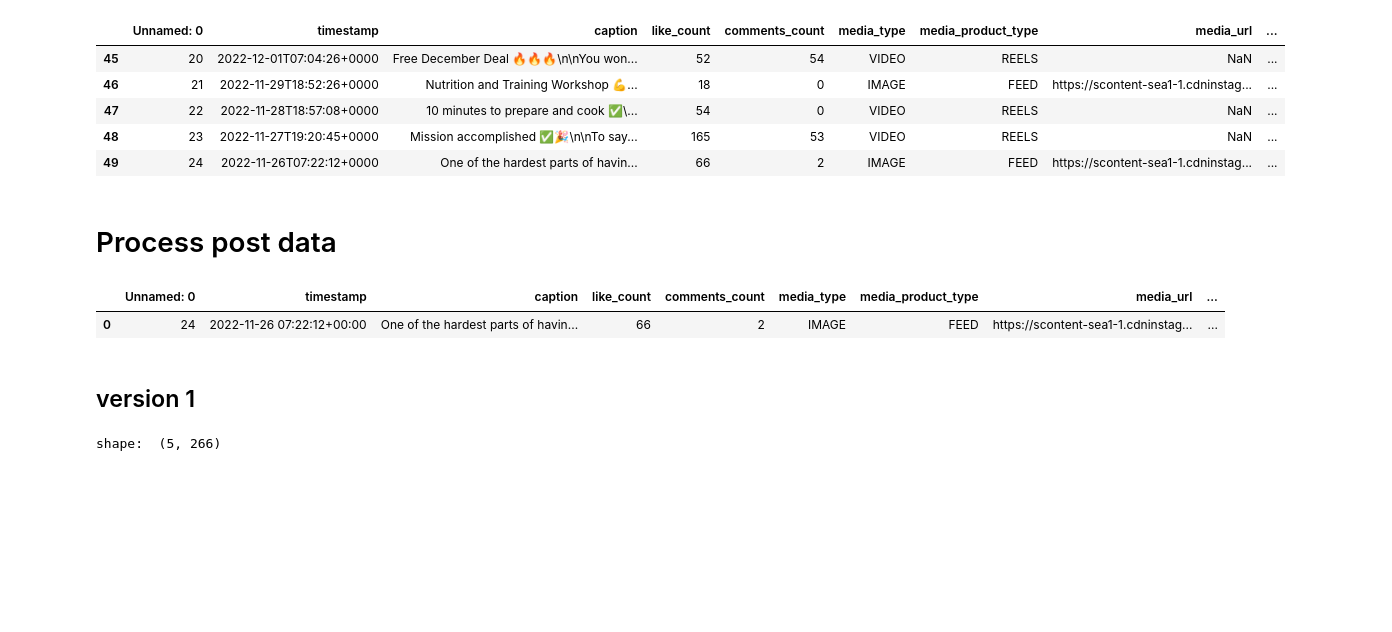
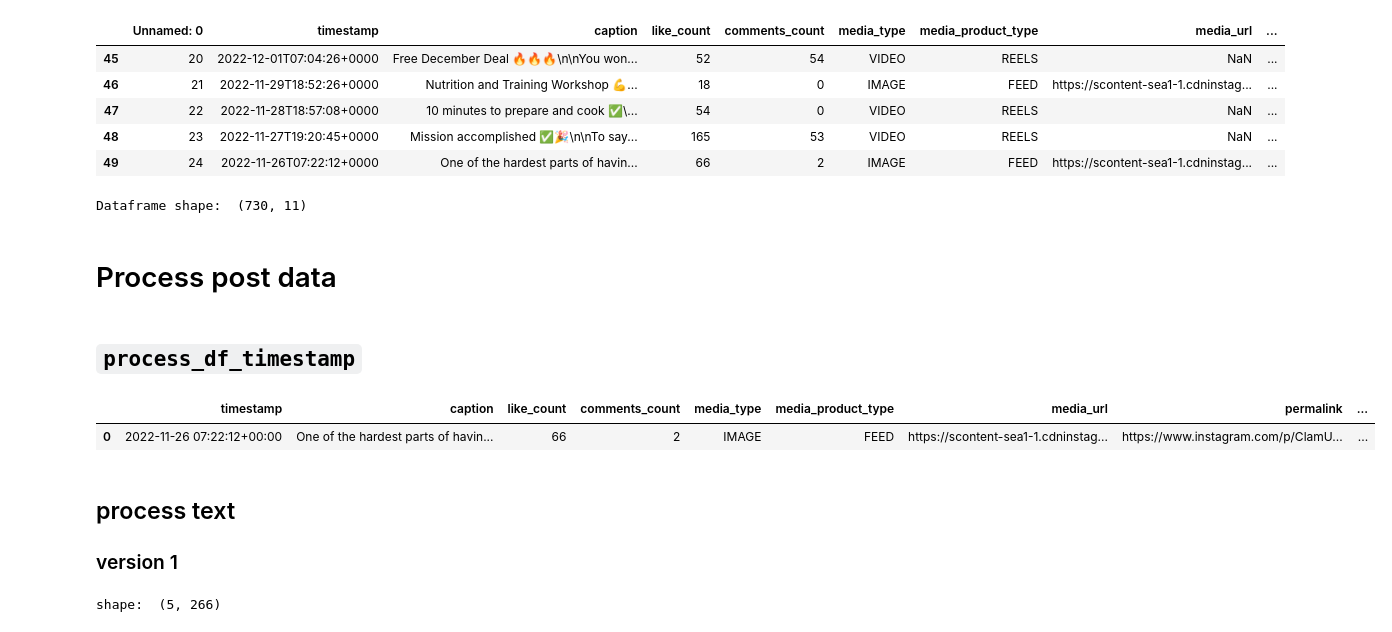
Before and after one commit to silvhua/online-PT-business-KPI, a Jupyter notebook: notebooks/2023-01-26 Instagram data analysis.ipynb, the cells around one changed output. Cells and saved outputs as stored; diff of their text form; code cells hidden in the pictures; blank space fills up the shorter version.

```diff
--- a/notebooks/2023-01-26 Instagram data analysis.ipynb
+++ b/notebooks/2023-01-26 Instagram data analysis.ipynb
@@ -386,5 +529,5 @@ Response status code:  400
 # %%
 filename='am_ig_posts_2022-01-25.csv'
 path=r'C:\Users\silvh\OneDrive\lighthouse\portfolio-projects\online-PT-social-media-NLP\data\interim'
-df_test_am = load_csv(filename, path)
+df_test_am = load_csv(filename, path, column1_as_index=True)
 # %% [output]
@@ -398,30 +541,39 @@ df_test_am.tail()
 | 47 | 22 | 2022-11-28T18:57:08+0000 | 10 minutes to prepare and cook ✅\... | 54 | 0 | VIDEO | REELS | NaN | ... |
 | 48 | 23 | 2022-11-27T19:20:45+0000 | Mission accomplished ✅🎉\n\nTo say... | 165 | 53 | VIDEO | REELS | NaN | ... |
 | 49 | 24 | 2022-11-26T07:22:12+0000 | One of the hardest parts of havin... | 66 | 2 | IMAGE | FEED | https://scontent-sea1-1.cdninstag... | ... |
+# %%
+filename='my_ig_posts_50pages_2023-01-26.csv'
+path=r'C:\Users\silvh\OneDrive\lighthouse\portfolio-projects\online-PT-social-media-NLP\data\interim'
+df_me50 = load_csv(filename, path, column1_as_index=True)
+# %% [output]
+Dataframe shape:  (730, 11)
 # %% [markdown]
 # Process post data
+# %% [markdown]
+## `process_df_timestamp`
 # %%
 import re
-def process_df_timestamp(df):
+def process_df_timestamp(input_df):
     """
     Convert dates in the json-derived dataframe into different formats.
     """
-    df.reset_index(drop=True, inplace=True)
+    df = input_df.reset_index(drop=True)
     regex_date = r'.+T'
     df['timestamp'] = pd.to_datetime(df['timestamp'])
     df['date'] = df['timestamp'].dt.date
     df['year'] = df['timestamp'].dt.year
     df['month'] = df['timestamp'].dt.month
     df['day_of_week'] = df['timestamp'].dt.dayofweek
     df['time'] = df['timestamp'].dt.time
     df['hour'] = df['timestamp'].dt.hour
     return df
 process_df_timestamp(df_test_am.tail(1).copy())
 # %% [output]
-|  | Unnamed: 0 | timestamp | caption | like_count | comments_count | media_type | media_product_type | media_url | ... |
-| 0 | 24 | 2022-11-26 07:22:12+00:00 | One of the hardest parts of havin... | 66 | 2 | IMAGE | FEED | https://scontent-sea1-1.cdninstag... | ... |
+|  | timestamp | caption | like_count | comments_count | media_type | media_product_type | media_url | permalink | ... |
+| 0 | 2022-11-26 07:22:12+00:00 | One of the hardest parts of havin... | 66 | 2 | IMAGE | FEED | https://scontent-sea1-1.cdninstag... | https://www.instagram.com/p/ClamU... | ... |
 # %% [markdown]
-## version 1
+## process text
+### version 1
 # %%
 import re
 import numpy as np
```
Also changed, not shown: parts of 27 cells of this notebook.
